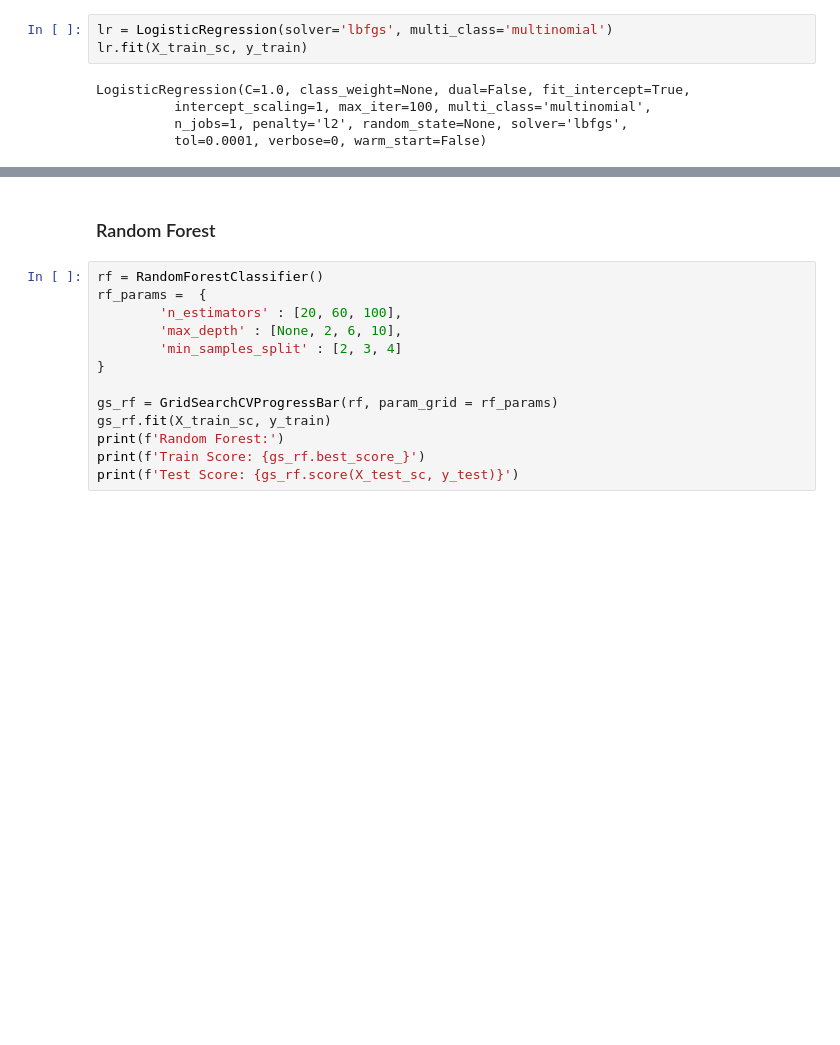
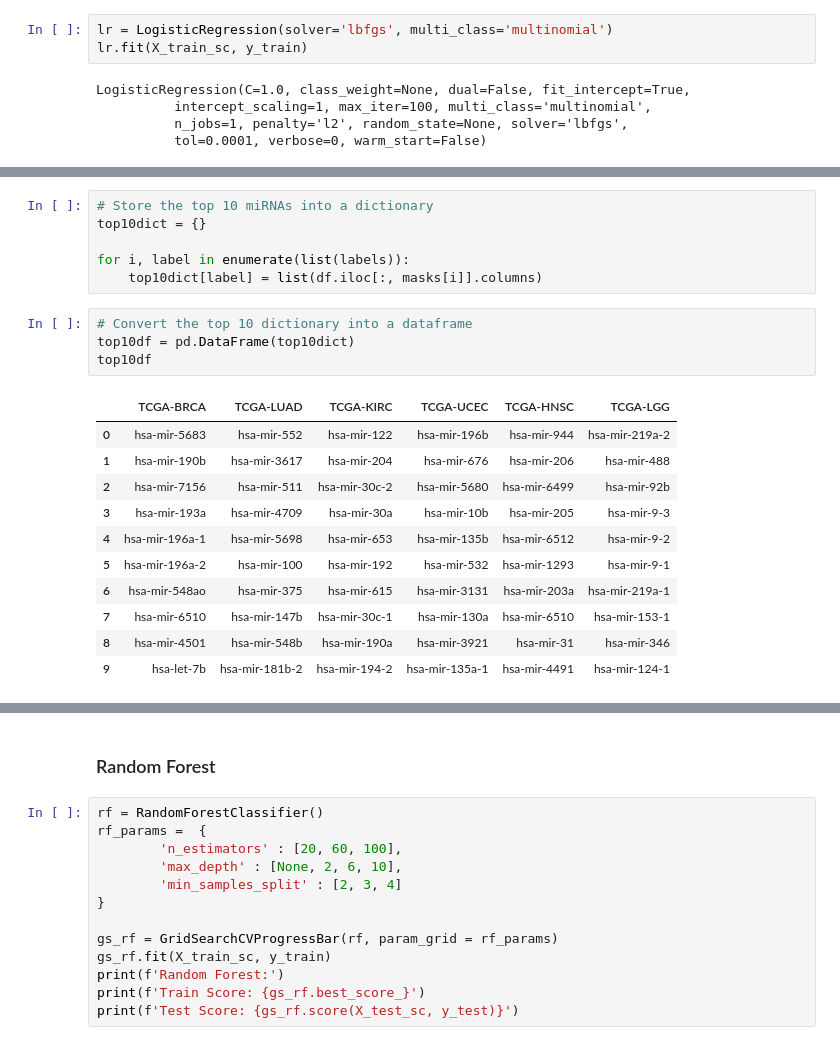
Before and after one commit to surajsakaram/Capstone, a Jupyter notebook: code/03_Modeling.ipynb, the cells around one changed output, grey strips where cells are left out. Cells and saved outputs as stored; diff of their text form; blank space fills up the shorter version.

```diff
--- a/code/03_Modeling.ipynb
+++ b/code/03_Modeling.ipynb
@@ -232,0 +198,22 @@ df.iloc[:, masks[1]]
+# %%
+# Store the top 10 miRNAs into a dictionary
+top10dict = {}
+
+for i, label in enumerate(list(labels)):
+    top10dict[label] = list(df.iloc[:, masks[i]].columns)
+# %%
+# Convert the top 10 dictionary into a dataframe
+top10df = pd.DataFrame(top10dict)
+top10df
+# %% [output]
+|  | TCGA-BRCA | TCGA-LUAD | TCGA-KIRC | TCGA-UCEC | TCGA-HNSC | TCGA-LGG |
+| 0 | hsa-mir-5683 | hsa-mir-552 | hsa-mir-122 | hsa-mir-196b | hsa-mir-944 | hsa-mir-219a-2 |
+| 1 | hsa-mir-190b | hsa-mir-3617 | hsa-mir-204 | hsa-mir-676 | hsa-mir-206 | hsa-mir-488 |
+| 2 | hsa-mir-7156 | hsa-mir-511 | hsa-mir-30c-2 | hsa-mir-5680 | hsa-mir-6499 | hsa-mir-92b |
+| 3 | hsa-mir-193a | hsa-mir-4709 | hsa-mir-30a | hsa-mir-10b | hsa-mir-205 | hsa-mir-9-3 |
+| 4 | hsa-mir-196a-1 | hsa-mir-5698 | hsa-mir-653 | hsa-mir-135b | hsa-mir-6512 | hsa-mir-9-2 |
+| 5 | hsa-mir-196a-2 | hsa-mir-100 | hsa-mir-192 | hsa-mir-532 | hsa-mir-1293 | hsa-mir-9-1 |
+| 6 | hsa-mir-548ao | hsa-mir-375 | hsa-mir-615 | hsa-mir-3131 | hsa-mir-203a | hsa-mir-219a-1 |
+| 7 | hsa-mir-6510 | hsa-mir-147b | hsa-mir-30c-1 | hsa-mir-130a | hsa-mir-6510 | hsa-mir-153-1 |
+| 8 | hsa-mir-4501 | hsa-mir-548b | hsa-mir-190a | hsa-mir-3921 | hsa-mir-31 | hsa-mir-346 |
+| 9 | hsa-let-7b | hsa-mir-181b-2 | hsa-mir-194-2 | hsa-mir-135a-1 | hsa-mir-4491 | hsa-mir-124-1 |
```
Also changed, not shown: parts of 80 cells of this notebook, 22 other files.
